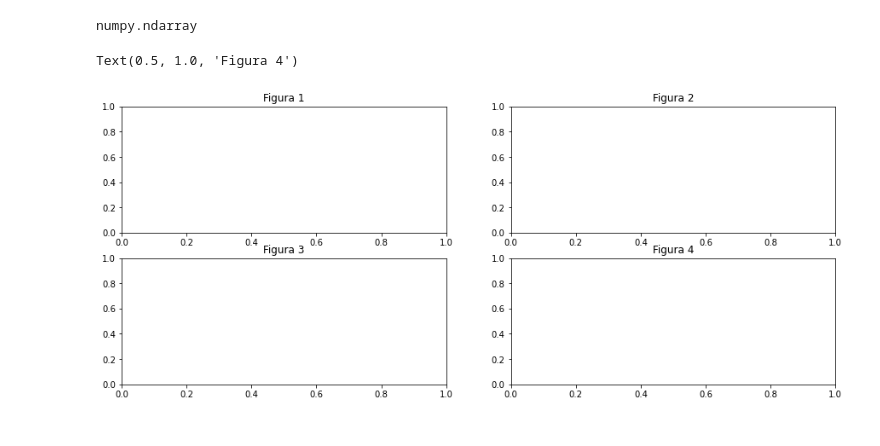
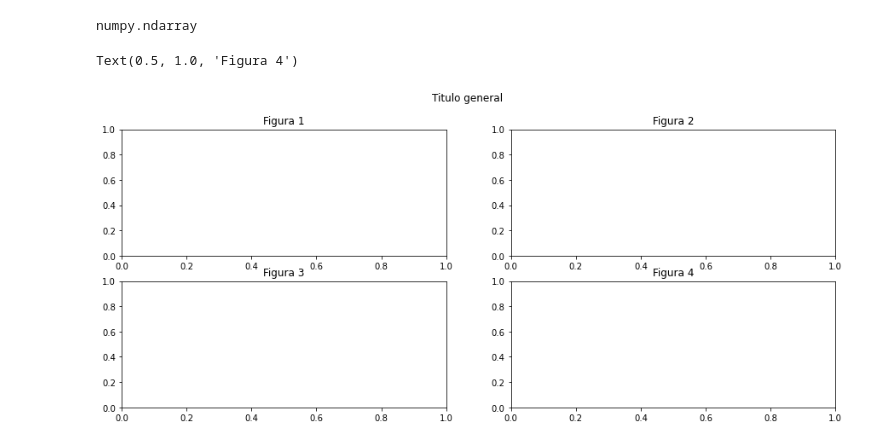
Before and after one commit to JuanFeA98/Data_Visualization, a Jupyter notebook: Matplotlib.ipynb, the cells around one changed output. Saved outputs shown, nothing was run; the diff lists cells and outputs as text; code cells hidden in the pictures.

```diff
--- a/Matplotlib.ipynb
+++ b/Matplotlib.ipynb
@@ -79,10 +85,13 @@ type(ax)
 numpy.ndarray
 # %%
 fig, ax = plt.subplots(2, 2, figsize = (15,6))
+
+fig.suptitle('Titulo general')
+
 ax[0,0].set_title('Figura 1')
 ax[0,1].set_title('Figura 2')
 ax[1,0].set_title('Figura 3')
 ax[1,1].set_title('Figura 4')
 # %% [output]
 Text(0.5, 1.0, 'Figura 4')
-[figure, old version]
+[figure, new version]
```
Also changed, not shown: parts of 11 cells of this notebook.
